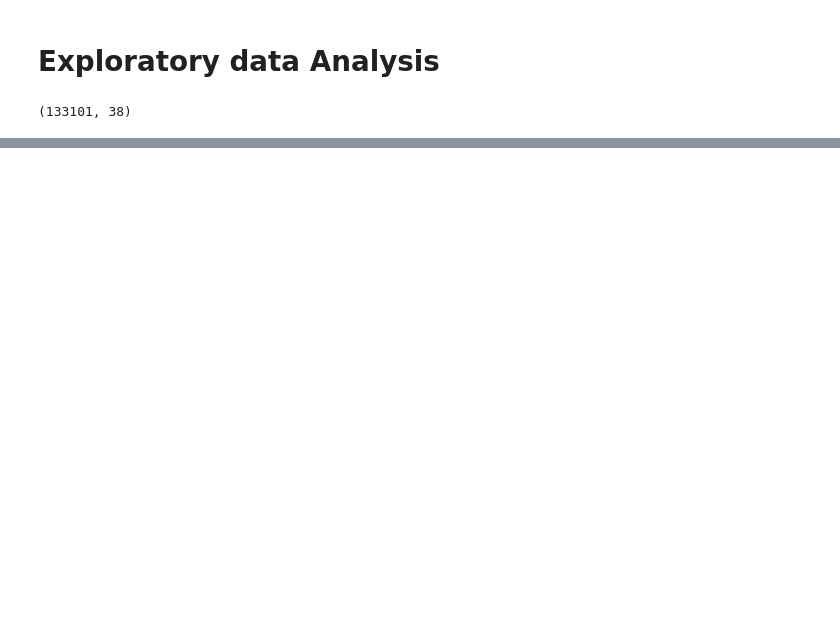
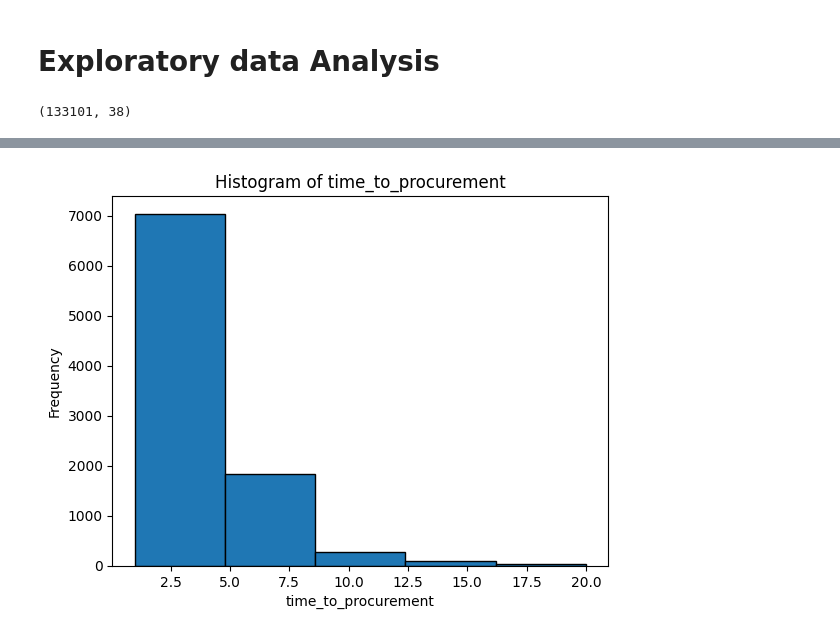
Before and after one commit to juanes-grimaldos/health-project-mlops, a Jupyter notebook: src/initial_model.ipynb, the cells around one changed output, grey strips where cells are left out. Drawn from its saved outputs; the diff is of its cells as text; code cells hidden in the pictures; blank space fills up the shorter version.

```diff
--- a/src/initial_model.ipynb
+++ b/src/initial_model.ipynb
@@ -69,0 +141,15 @@ Name: time_procured, dtype: object
+# %%
+import matplotlib.pyplot as plt
+
+# Plot histogram
+plt.hist(df_model['time_to_procurement'], bins=5, edgecolor='black')
+
+# Add labels and title
+plt.xlabel('time_to_procurement')
+plt.ylabel('Frequency')
+plt.title('Histogram of time_to_procurement')
+
+# Show the plot
+plt.show()
+# %% [output]
+[figure, added]
```
Also changed, not shown: parts of 35 cells of this notebook.
